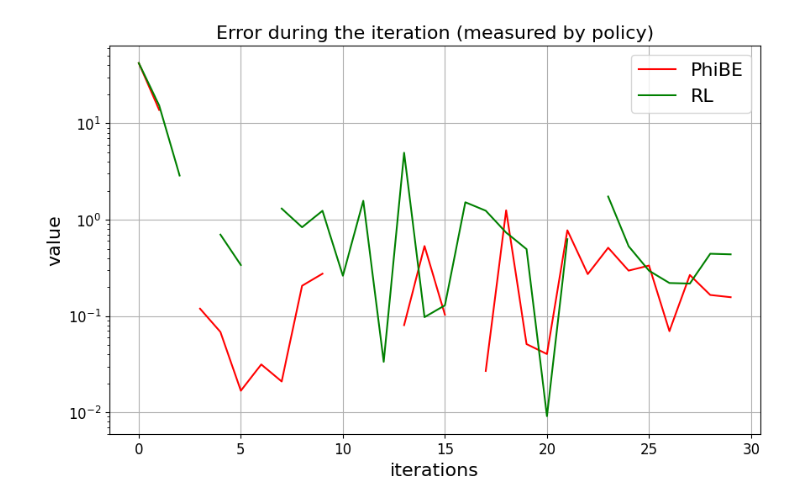
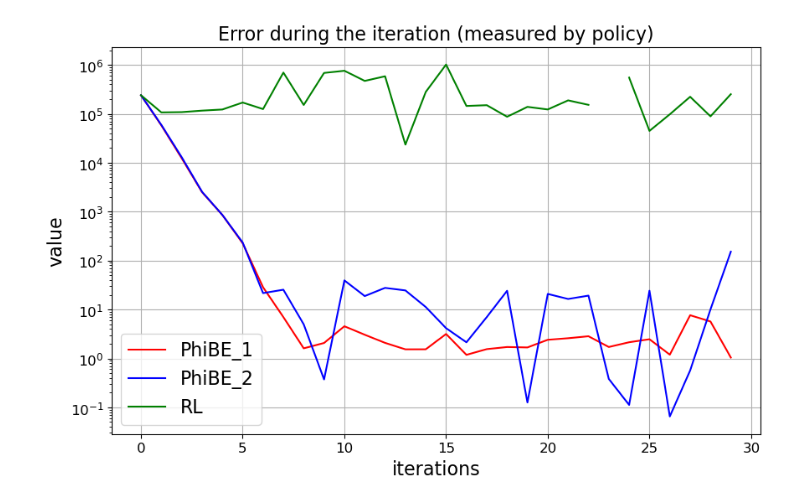
Before and after one commit to haz053ucsd/Optimal_PhiBE, a Jupyter notebook: comparison_2D_stochastic.ipynb, the cells around one changed output. Drawn from its saved outputs; the diff is of its cells as text; code cells hidden in the pictures.

Commit message:
Corrected second order PhiBE in 2D case

```diff
--- a/comparison_2D_stochastic.ipynb
+++ b/comparison_2D_stochastic.ipynb
@@ -412,6 +479,6 @@ tensor(36.7500)
 # %%
 true_b, true_c, True_V = LQR_2D_true_solution(A, B, sig, Q, R, beta)
-b_init = true_b + torch.randn(2, 2)
+b_init = true_b + 100 * torch.randn(2, 2)
 c_init = 2. * torch.rand(2, 1) - 1.
 Q_init = 4. * torch.rand(10) - 2.
 V_init = true_V_eval_2D(A, B, b_init, R, Q, beta, sig)
@@ -459,8 +521,32 @@ infeasibility detected
+# %%
+bd_low_s = -500
+bd_upper_s = 500
+bd_low_b = -600
+bd_upper_b = 600
+reward = reward
+bases_V = bases_poly_2D
+d_bases_V = d_bases_poly_2D
+sec_d_bases_V = sec_d_bases_poly_2D
+bases_Q = bases_poly_2D_s_a
+num_iter = 30
+GD_num_iter = 75
+m=int(1e6)
+m_Q=int(1e6)
+I=6
+I_Q=6
+lr=0.1
+order = 2
+true_V = True_V
+info_true = {"A":A, "B":B, "sig":sig, "R":R, "Q":Q}
+dt = 0.01
+simp_basis = False
+deterministic = True
+b_val_phibe_2, V_exact_dist_phibe_2, V = phibe_finder_2D_LQR(beta, b_init, Q_init, bd_low_s, bd_upper_s, bd_low_b, bd_upper_b, reward, simp_basis, bases_V, d_bases_V, sec_d_bases_V, bases_Q, num_iter, deterministic, "Galerkin", GD_num_iter, m, m_Q, I, lr, dt, order, true_V, info_true)
 # %%
-bd_low_s = -2
-bd_upper_s = 2
-bd_low_a = -2
-bd_upper_a = 2
+bd_low_s = -500
+bd_upper_s = 500
+bd_low_a = - 600
+bd_upper_a = 600
 reward = reward
 bases_Q = bases_poly_2D_s_a
 num_iter = 30
@@ -473,6 +559,6 @@ true_V = True_V
 info_true = {"A":A, "B":B, "sig":sig, "R":R, "Q":Q}
 dt = 0.01
 simple_basis = False
-b_val_RL_4, V_exact_dist_RL_4 = RL_finder_2D_LQR(beta, b_init, bd_low_s, bd_upper_s, bd_low_a, bd_upper_a, reward, simple_basis, bases_Q, num_iter, I, m_Q, dt, true_V, info_true)
+b_val_RL, V_exact_dist_RL = RL_finder_2D_LQR(beta, b_init, bd_low_s, bd_upper_s, bd_low_a, bd_upper_a, reward, simple_basis, bases_Q, num_iter, I, m_Q, dt, true_V, info_true)
 # %% [output]
 infeasibility detected
@@ -481,20 +585,23 @@ infeasibility detected
 # %%
 x_tensor = torch.arange(30)
-w_tensor = torch.tensor(V_exact_dist_phibe_4[:30], dtype=torch.float64)
-v_tensor = torch.tensor(V_exact_dist_RL_4[:30], dtype=torch.float64)
+w_tensor = torch.tensor(V_exact_dist_phibe_1[:30], dtype=torch.float64)
+v_tensor = torch.tensor(V_exact_dist_RL[:30], dtype=torch.float64)
+y_tensor = torch.tensor(V_exact_dist_phibe_2[:30], dtype=torch.float64)
 x_values = x_tensor.numpy()
 w_values = w_tensor.numpy()
+y_values = y_tensor.numpy()
 v_values = v_tensor.numpy()
 plt.figure(figsize=(10, 6))
 plt.xticks(fontsize=12)  # Adjust 12 as needed
 plt.yticks(fontsize=12)
-plt.semilogy(x_values, w_values, label='PhiBE', color='red')
+plt.semilogy(x_values, w_values, label='PhiBE_1', color='red')
+plt.semilogy(x_values, y_values, label='PhiBE_2', color='blue')
 plt.semilogy(x_values, v_values, label='RL', color='green')
 plt.title('Error during the iteration (measured by policy)', fontsize=16)
 plt.xlabel('iterations', fontsize=16)
 plt.ylabel('value', fontsize=16)
 plt.grid(True)
 plt.legend(fontsize=16)
 plt.show()
 # %% [output]
-[figure, old version]
+[figure, new version]
```
Also changed, not shown: parts of 33 cells of this notebook, 3 other files.
